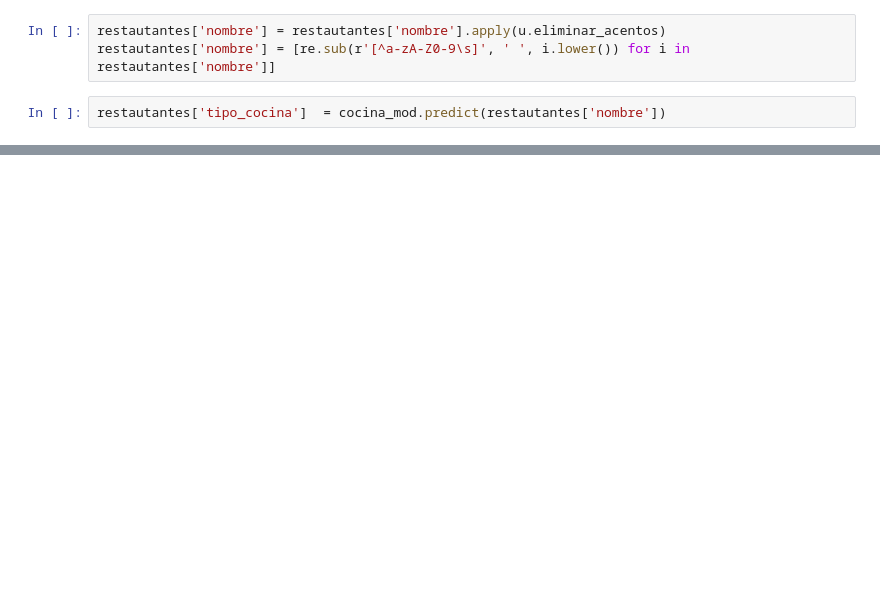
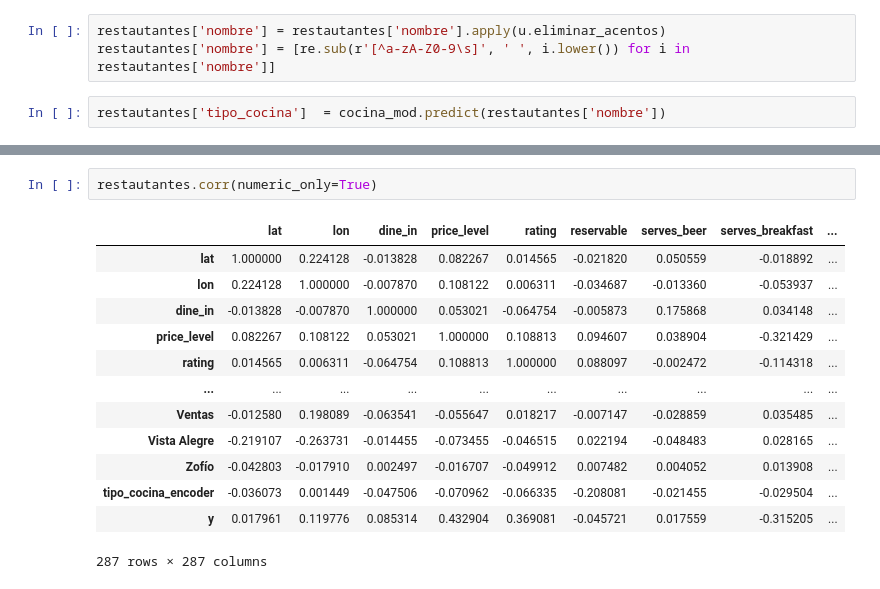
Before and after one commit to Krvelez92/Modelo_Prediccion_Rating, a Jupyter notebook: notebooks/02_LimpiezaEDA.ipynb, the cells around one changed output, grey strips where cells are left out. Saved outputs shown, nothing was run; the diff lists cells and outputs as text; blank space fills up the shorter version.

```diff
--- a/notebooks/02_LimpiezaEDA.ipynb
+++ b/notebooks/02_LimpiezaEDA.ipynb
@@ -187,0 +422,16 @@ restautantes['tipo_cocina']  = cocina_mod.predict(restautantes['nombre'])
+# %%
+restautantes.corr(numeric_only=True)
+# %% [output]
+|  | lat | lon | dine_in | price_level | rating | reservable | serves_beer | serves_breakfast | ... |
+| lat | 1.000000 | 0.224128 | -0.013828 | 0.082267 | 0.014565 | -0.021820 | 0.050559 | -0.018892 | ... |
+| lon | 0.224128 | 1.000000 | -0.007870 | 0.108122 | 0.006311 | -0.034687 | -0.013360 | -0.053937 | ... |
+| dine_in | -0.013828 | -0.007870 | 1.000000 | 0.053021 | -0.064754 | -0.005873 | 0.175868 | 0.034148 | ... |
+| price_level | 0.082267 | 0.108122 | 0.053021 | 1.000000 | 0.108813 | 0.094607 | 0.038904 | -0.321429 | ... |
+| rating | 0.014565 | 0.006311 | -0.064754 | 0.108813 | 1.000000 | 0.088097 | -0.002472 | -0.114318 | ... |
+| ... | ... | ... | ... | ... | ... | ... | ... | ... | ... |
+| Ventas | -0.012580 | 0.198089 | -0.063541 | -0.055647 | 0.018217 | -0.007147 | -0.028859 | 0.035485 | ... |
+| Vista Alegre | -0.219107 | -0.263731 | -0.014455 | -0.073455 | -0.046515 | 0.022194 | -0.048483 | 0.028165 | ... |
+| Zofío | -0.042803 | -0.017910 | 0.002497 | -0.016707 | -0.049912 | 0.007482 | 0.004052 | 0.013908 | ... |
+| tipo_cocina_encoder | -0.036073 | 0.001449 | -0.047506 | -0.070962 | -0.066335 | -0.208081 | -0.021455 | -0.029504 | ... |
+| y | 0.017961 | 0.119776 | 0.085314 | 0.432904 | 0.369081 | -0.045721 | 0.017559 | -0.315205 | ... |
+287 rows × 287 columns
```
Also changed, not shown: parts of 17 cells of this notebook, 1 other file.
